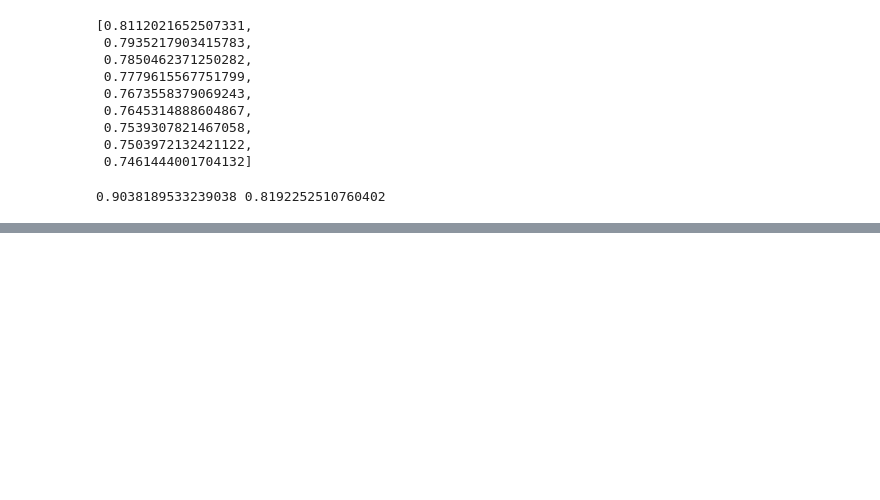
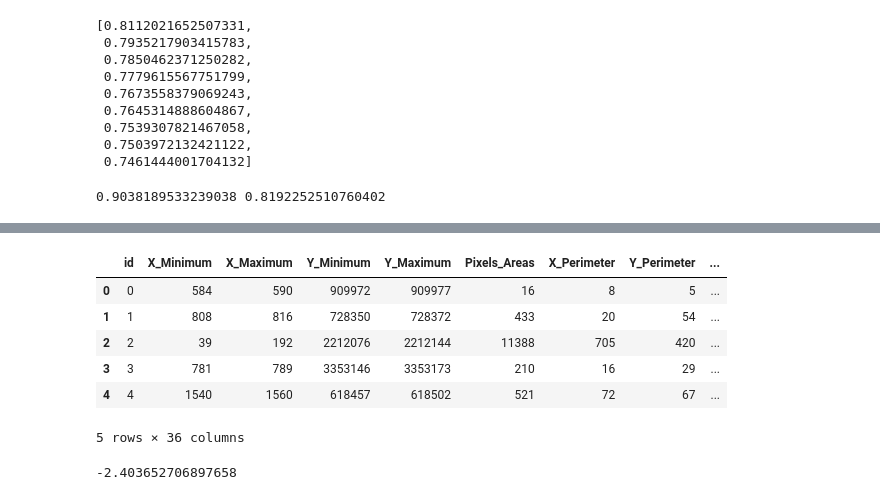
Before and after one commit to muthuganeshece/MLAssignments, a Jupyter notebook: SupervisedML/SupervisedML.ipynb, the cells around one changed output, grey strips where cells are left out. Saved outputs shown, nothing was run; the diff lists cells and outputs as text; code cells hidden in the pictures; blank space fills up the shorter version.

Commit message:
DT Assignment

```diff
--- a/SupervisedML/SupervisedML.ipynb
+++ b/SupervisedML/SupervisedML.ipynb
@@ -238,0 +254,21 @@ print(model.score(xtrain_scaled, ytrain), model.score(xtest_scaled, ytest))
+# %%
+# Assignment 2
+Target = ['Pastry','Z_Scratch','K_Scatch','Stains','Dirtiness','Bumps','Other_Faults']
+# %%
+def assign(df):
+    for col in Target:
+        if df[col] == 1:
+            return col
+    return np.nan
+# %%
+data['Target'] = data[Target].apply(assign, axis=1)
+# %%
+data.head()
+# %% [output]
+|  | id | X_Minimum | X_Maximum | Y_Minimum | Y_Maximum | Pixels_Areas | X_Perimeter | Y_Perimeter | ... |
+| 0 | 0 | 584 | 590 | 909972 | 909977 | 16 | 8 | 5 | ... |
+| 1 | 1 | 808 | 816 | 728350 | 728372 | 433 | 20 | 54 | ... |
+| 2 | 2 | 39 | 192 | 2212076 | 2212144 | 11388 | 705 | 420 | ... |
+| 3 | 3 | 781 | 789 | 3353146 | 3353173 | 210 | 16 | 29 | ... |
+| 4 | 4 | 1540 | 1560 | 618457 | 618502 | 521 | 72 | 67 | ... |
+5 rows × 36 columns
@@ -238,0 +277,8 @@ print(model.score(xtrain_scaled, ytrain), model.score(xtest_scaled, ytest))
+# %%
+ent = 0
+for col in Target:
+    p = prob_df.loc[col]
+    ent += p * np.log2(p)
+ent
+# %% [output]
+-2.403652706897658
```
Also changed, not shown: parts of 5 cells of this notebook.
